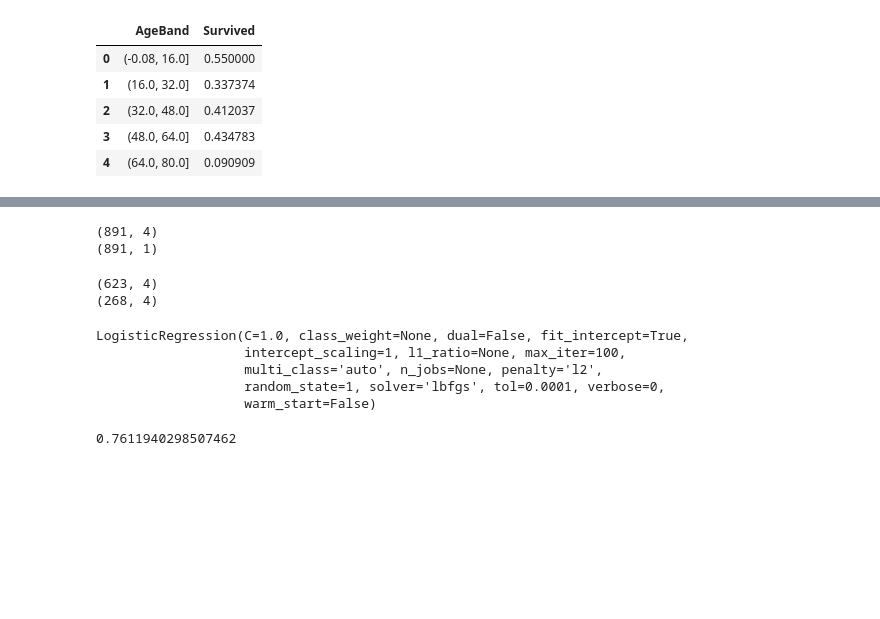
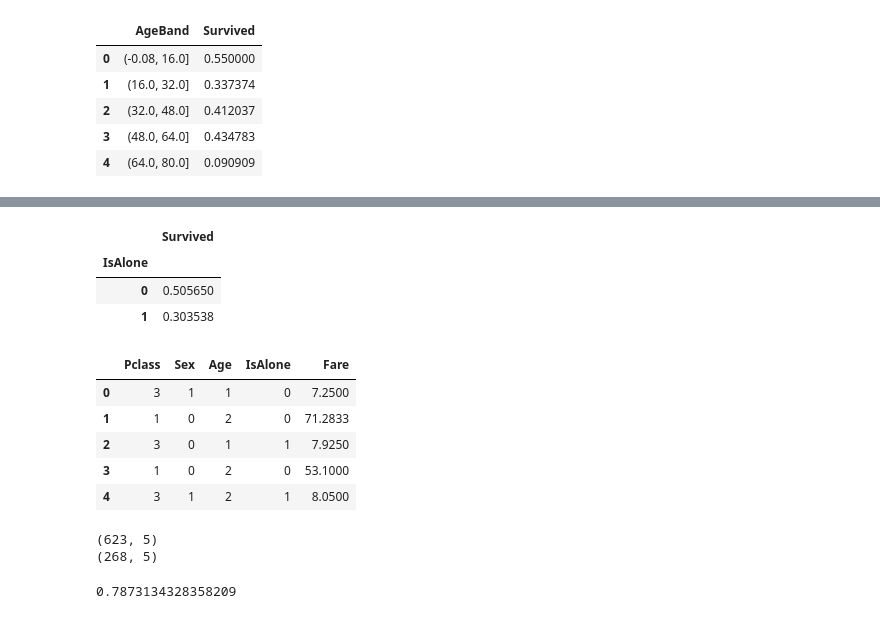
Before and after one commit to acio-o9/python-workspace, a Jupyter notebook: model_practice/TitanicSurviverPredict.ipynb, the cells around one changed output, grey strips where cells are left out. Drawn from its saved outputs; the diff is of its cells as text; code cells hidden in the pictures; blank space fills up the shorter version.

Commit message:
delivery: create and add IsAlone feature
- (Parch + SibSp) = 1 : means IsAlone #8 #9
- use RandomForestClassifier #11
- add Fare feature #16

[accuracy rate: 0.78731]

```diff
--- a/model_practice/TitanicSurviverPredict.ipynb
+++ b/model_practice/TitanicSurviverPredict.ipynb
@@ -88,3 +97,6 @@ train_data.head()
 | 2 | 3 | 1 | 3 | Heikkinen, Miss. Laina | 0 | 1 | 0 | 0 | STON/O2. 3101282 | 7.9250 | ... |
 | 3 | 4 | 1 | 1 | Futrelle, Mrs. Jacques Heath (Lil... | 0 | 2 | 1 | 0 | 113803 | 53.1000 | ... |
 | 4 | 5 | 0 | 3 | Allen, Mr. William Henry | 1 | 2 | 0 | 0 | 373450 | 8.0500 | ... |
+# %%
+train_data['FamilySize'] = train_data['SibSp'] + train_data['Parch'] + 1
+train_data[['FamilySize', 'Survived']].groupby(['FamilySize'], as_index=False).mean().sort_values(by='Survived', ascending=False)
@@ -91,38 +114,44 @@ train_data.head()
+# %%
+train_data['IsAlone'] = 0
+train_data.loc[train_data['FamilySize'] == 1, 'IsAlone'] = 1
+train_data[['IsAlone', 'Survived']].groupby('IsAlone').mean().sort_values(by='Survived', ascending=False)
+# %% [output]
+|  | Survived |
+| IsAlone |  |
+| 0 | 0.505650 |
+| 1 | 0.303538 |
 # %%
 feature_label = [
                  'Pclass',
                  'Sex',
                  'Age',
-                 'SibSp',
+                 'IsAlone',
+                 'Fare',
 ]
 X = pd.DataFrame(train_data[feature_label])
 y = pd.DataFrame(train_data.iloc[:, 1]) # Survived
-print(X.shape)
-print(y.shape)
+X.head()
 # %% [output]
-(891, 4)
-(891, 1)
+|  | Pclass | Sex | Age | IsAlone | Fare |
+| 0 | 3 | 1 | 1 | 0 | 7.2500 |
+| 1 | 1 | 0 | 2 | 0 | 71.2833 |
+| 2 | 3 | 0 | 1 | 1 | 7.9250 |
+| 3 | 1 | 0 | 2 | 0 | 53.1000 |
+| 4 | 3 | 1 | 2 | 1 | 8.0500 |
 # %%
 from sklearn.model_selection import train_test_split
 X_train, X_test, y_train, y_test = train_test_split(X, y, test_size=0.3, random_state=FIXED_RESULT)
 print(X_train.shape)
 print(X_test.shape)
 # %% [output]
-(623, 4)
-(268, 4)
+(623, 5)
+(268, 5)
 # %%
 # modeling
-from sklearn.linear_model import LogisticRegression
-model = LogisticRegression(random_state=FIXED_RESULT)
-model.fit(X_train, y_train)
+from sklearn.ensemble import RandomForestClassifier
+forest = RandomForestClassifier(n_estimators=500, random_state=FIXED_RESULT)
+forest.fit(X_train, y_train)
+# prediction
+forest.score(X_test, y_test)
 # %% [output]
-LogisticRegression(C=1.0, class_weight=None, dual=False, fit_intercept=True,
-                   intercept_scaling=1, l1_ratio=None, max_iter=100,
-                   multi_class='auto', n_jobs=None, penalty='l2',
-                   random_state=1, solver='lbfgs', tol=0.0001, verbose=0,
-                   warm_start=False)
+0.7873134328358209
-# %%
-# prediction
-print(model.score(X_test, y_test))
-# %% [output]
-0.7611940298507462
```
Also changed, not shown: parts of 2 cells of this notebook.
